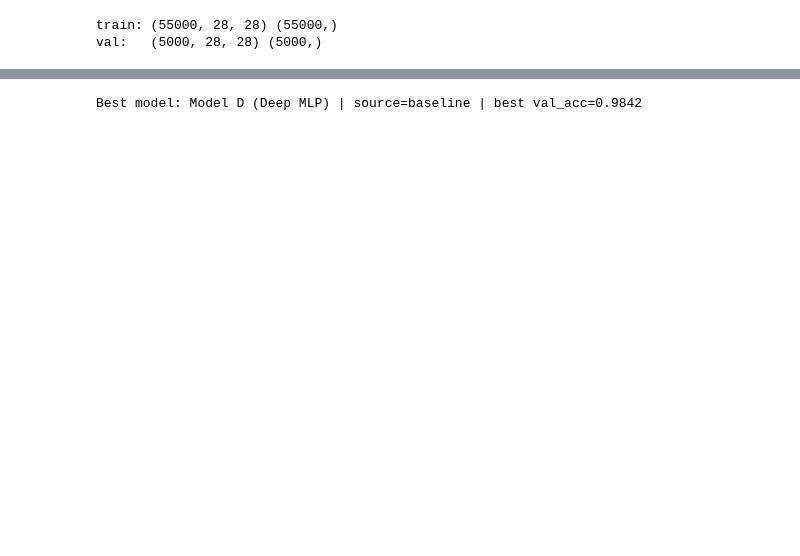
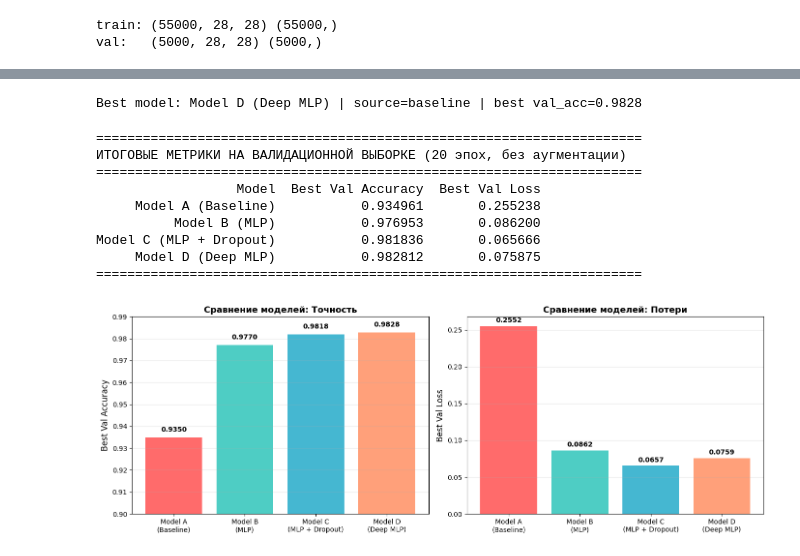
Before and after one commit to zevtos/ai-systems-labs, a Jupyter notebook: notebooks/41.ipynb, the cells around one changed output, grey strips where cells are left out. Drawn from its saved outputs; the diff is of its cells as text; code cells hidden in the pictures; blank space fills up the shorter version.

```diff
--- a/notebooks/41.ipynb
+++ b/notebooks/41.ipynb
@@ -868,11 +868,11 @@ for name, builder in experiments.items():
     scheduler = ReduceLROnPlateau(
         optimizer,
         factor=0.3,
-        patience=2,
+        patience=3,
     )
 
     early_stopping = EarlyStopping(
-        patience=6,
+        patience=8,
         mode="min",
     )
 
@@ -935,4 +935,60 @@ print(
     f"best val_acc={best_val_acc:.4f}"
 )
 # %% [output]
-Best model: Model D (Deep MLP) | source=baseline | best val_acc=0.9842
+Best model: Model D (Deep MLP) | source=baseline | best val_acc=0.9828
+# %%
+import pandas as pd
+
+metrics_data = []
+
+for name, history in histories.items():
+    best_val_acc = max(history["val_acc"])
+    best_val_loss = min(history["val_loss"])
+
+    metrics_data.append({
+        "Model": name,
+        "Best Val Accuracy": best_val_acc,
+        "Best Val Loss": best_val_loss,
+    })
+
+metrics_df = pd.DataFrame(metrics_data)
+print("\n" + "="*70)
+print("ИТОГОВЫЕ МЕТРИКИ НА ВАЛИДАЦИОННОЙ ВЫБОРКЕ (20 эпох, без аугментации)")
+print("="*70)
+print(metrics_df.to_string(index=False))
+print("="*70 + "\n")
+
+fig, axes = plt.subplots(1, 2, figsize=(14, 5))
+
+model_names = [m.replace(" (", "\n(") for m in metrics_df["Model"]]
+axes[0].bar(model_names, metrics_df["Best Val Accuracy"], color=['#FF6B6B', '#4ECDC4', '#45B7D1', '#FFA07A'])
+axes[0].set_ylabel("Best Val Accuracy", fontsize=12)
+axes[0].set_title("Сравнение моделей: Точность", fontsize=13, fontweight='bold')
+axes[0].set_ylim([0.9, 0.99])
+axes[0].grid(axis='y', alpha=0.3)
+
+for i, (name, val) in enumerate(zip(model_names, metrics_df["Best Val Accuracy"])):
+    axes[0].text(i, val + 0.002, f'{val:.4f}', ha='center', va='bottom', fontsize=10, fontweight='bold')
+
+# График потерь
+axes[1].bar(model_names, metrics_df["Best Val Loss"], color=['#FF6B6B', '#4ECDC4', '#45B7D1', '#FFA07A'])
+axes[1].set_ylabel("Best Val Loss", fontsize=12)
+axes[1].set_title("Сравнение моделей: Потери", fontsize=13, fontweight='bold')
+axes[1].grid(axis='y', alpha=0.3)
+
+for i, (name, val) in enumerate(zip(model_names, metrics_df["Best Val Loss"])):
+    axes[1].text(i, val + 0.003, f'{val:.4f}', ha='center', va='bottom', fontsize=10, fontweight='bold')
+
+plt.tight_layout()
+plt.show()
+# %% [output]
+======================================================================
+ИТОГОВЫЕ МЕТРИКИ НА ВАЛИДАЦИОННОЙ ВЫБОРКЕ (20 эпох, без аугментации)
+======================================================================
+                  Model  Best Val Accuracy  Best Val Loss
+     Model A (Baseline)           0.934961       0.255238
+          Model B (MLP)           0.976953       0.086200
+Model C (MLP + Dropout)           0.981836       0.065666
+     Model D (Deep MLP)           0.982812       0.075875
+======================================================================
+[figure, added]
```
Also changed, not shown: parts of 9 cells of this notebook, 1 other file.
